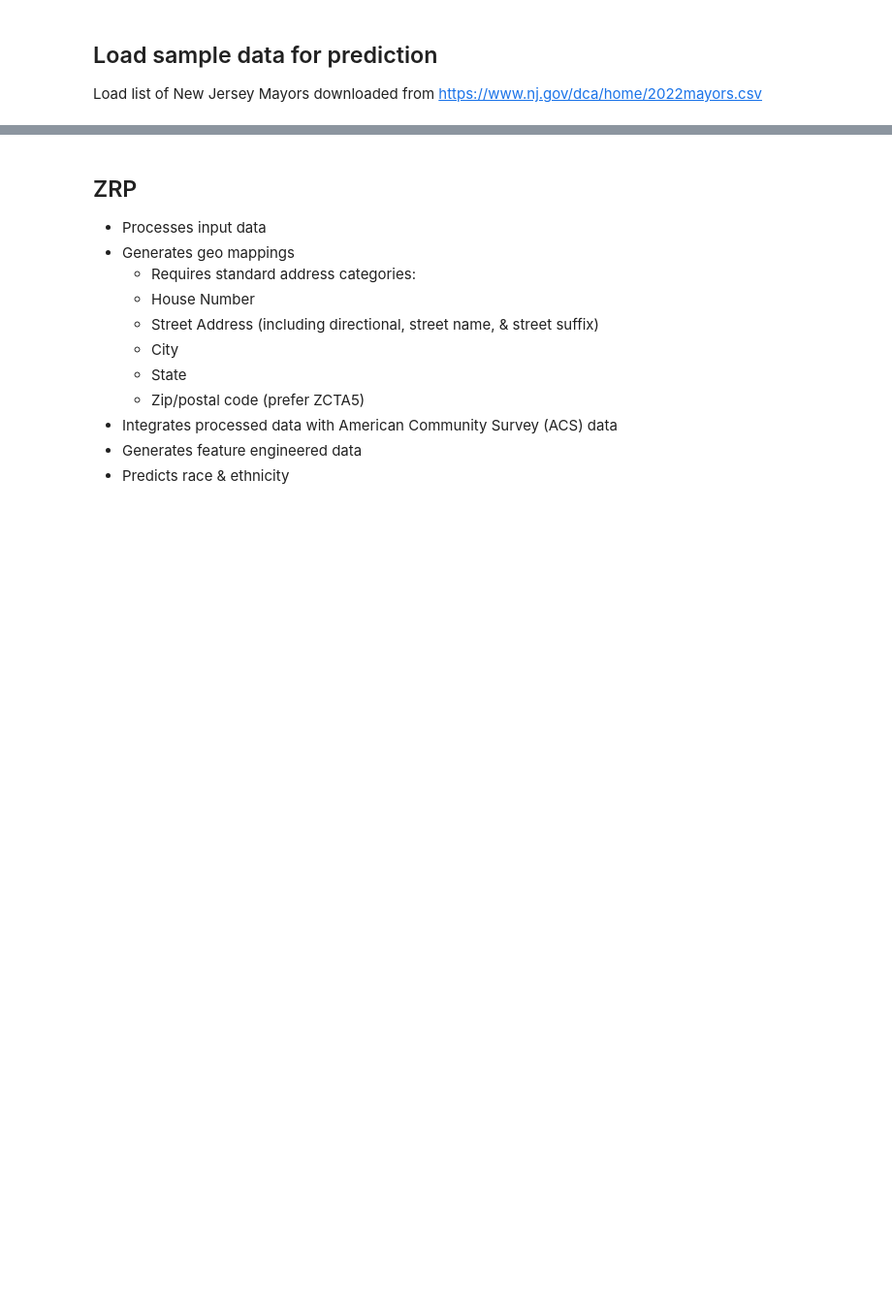
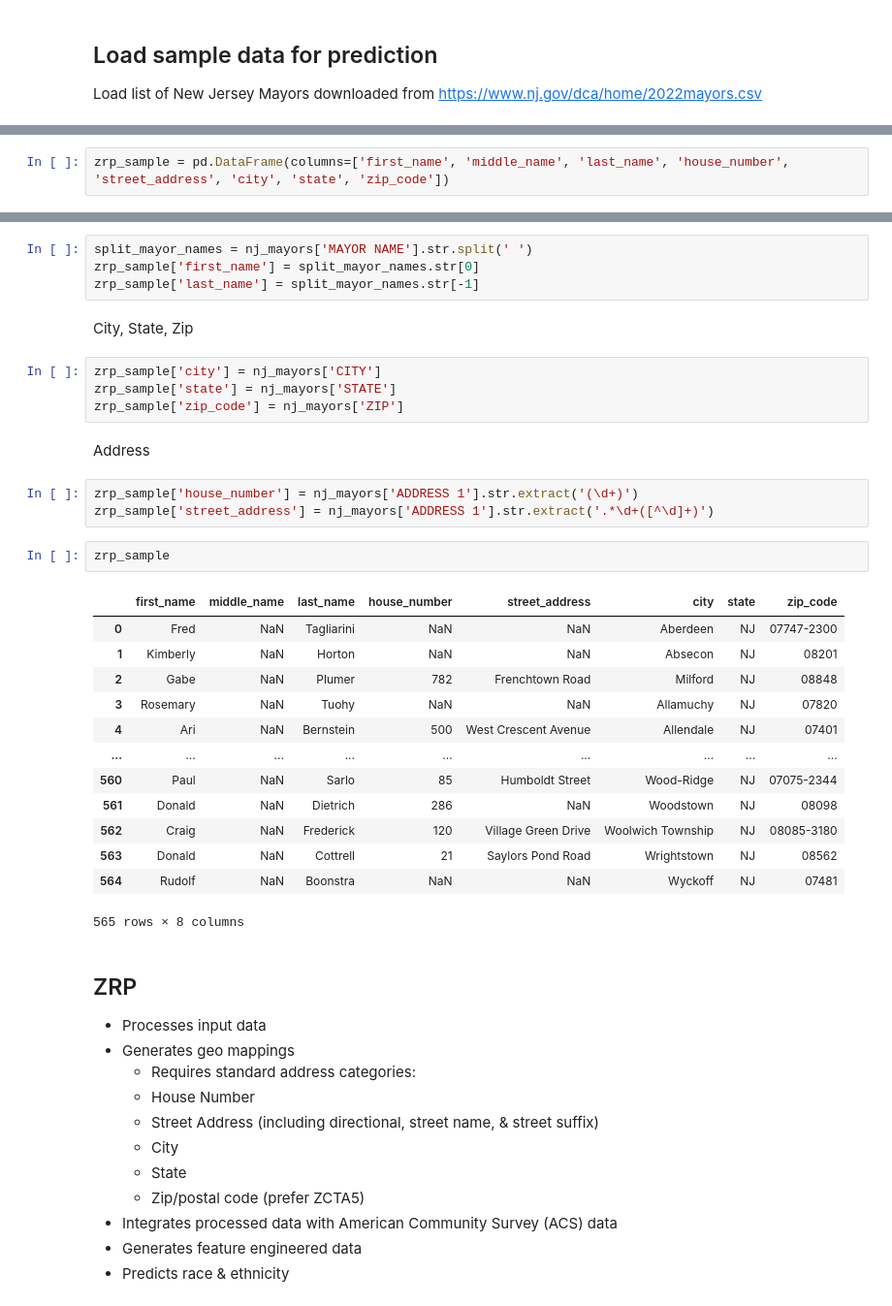
Before and after one commit to zestai/zrp, a Jupyter notebook: examples/ZRP-User-Guide.ipynb, the cells around one changed output, grey strips where cells are left out. Shown at 97% size. Saved outputs shown, nothing was run; the diff lists cells and outputs as text; blank space fills up the shorter version.

Commit message:
preparing mayor data for prediction

```diff
--- a/examples/ZRP-User-Guide.ipynb
+++ b/examples/ZRP-User-Guide.ipynb
@@ -58,0 +53,2 @@ samp.shape
+# %%
+zrp_sample = pd.DataFrame(columns=['first_name', 'middle_name', 'last_name', 'house_number', 'street_address', 'city', 'state', 'zip_code'])
@@ -59,3 +57,34 @@ samp.shape
+# %%
+split_mayor_names = nj_mayors['MAYOR NAME'].str.split(' ')
+zrp_sample['first_name'] = split_mayor_names.str[0]
+zrp_sample['last_name'] = split_mayor_names.str[-1]
+# %% [markdown]
+City, State, Zip
+# %%
+zrp_sample['city'] = nj_mayors['CITY']
+zrp_sample['state'] = nj_mayors['STATE']
+zrp_sample['zip_code'] = nj_mayors['ZIP']
+# %% [markdown]
+Address
+# %%
+zrp_sample['house_number'] = nj_mayors['ADDRESS 1'].str.extract('(\d+)')
+zrp_sample['street_address'] = nj_mayors['ADDRESS 1'].str.extract('.*\d+([^\d]+)')
+# %%
+zrp_sample
+# %% [output]
+|  | first_name | middle_name | last_name | house_number | street_address | city | state | zip_code |
+| 0 | Fred | NaN | Tagliarini | NaN | NaN | Aberdeen | NJ | 07747-2300 |
+| 1 | Kimberly | NaN | Horton | NaN | NaN | Absecon | NJ | 08201 |
+| 2 | Gabe | NaN | Plumer | 782 | Frenchtown Road | Milford | NJ | 08848 |
+| 3 | Rosemary | NaN | Tuohy | NaN | NaN | Allamuchy | NJ | 07820 |
+| 4 | Ari | NaN | Bernstein | 500 | West Crescent Avenue | Allendale | NJ | 07401 |
+| ... | ... | ... | ... | ... | ... | ... | ... | ... |
+| 560 | Paul | NaN | Sarlo | 85 | Humboldt Street | Wood-Ridge | NJ | 07075-2344 |
+| 561 | Donald | NaN | Dietrich | 286 | NaN | Woodstown | NJ | 08098 |
+| 562 | Craig | NaN | Frederick | 120 | Village Green Drive | Woolwich Township | NJ | 08085-3180 |
+| 563 | Donald | NaN | Cottrell | 21 | Saylors Pond Road | Wrightstown | NJ | 08562 |
+| 564 | Rudolf | NaN | Boonstra | NaN | NaN | Wyckoff | NJ | 07481 |
+565 rows × 8 columns
 # %% [markdown]
 ## ZRP
 - Processes input data
```
Also changed, not shown: parts of 8 cells of this notebook.
